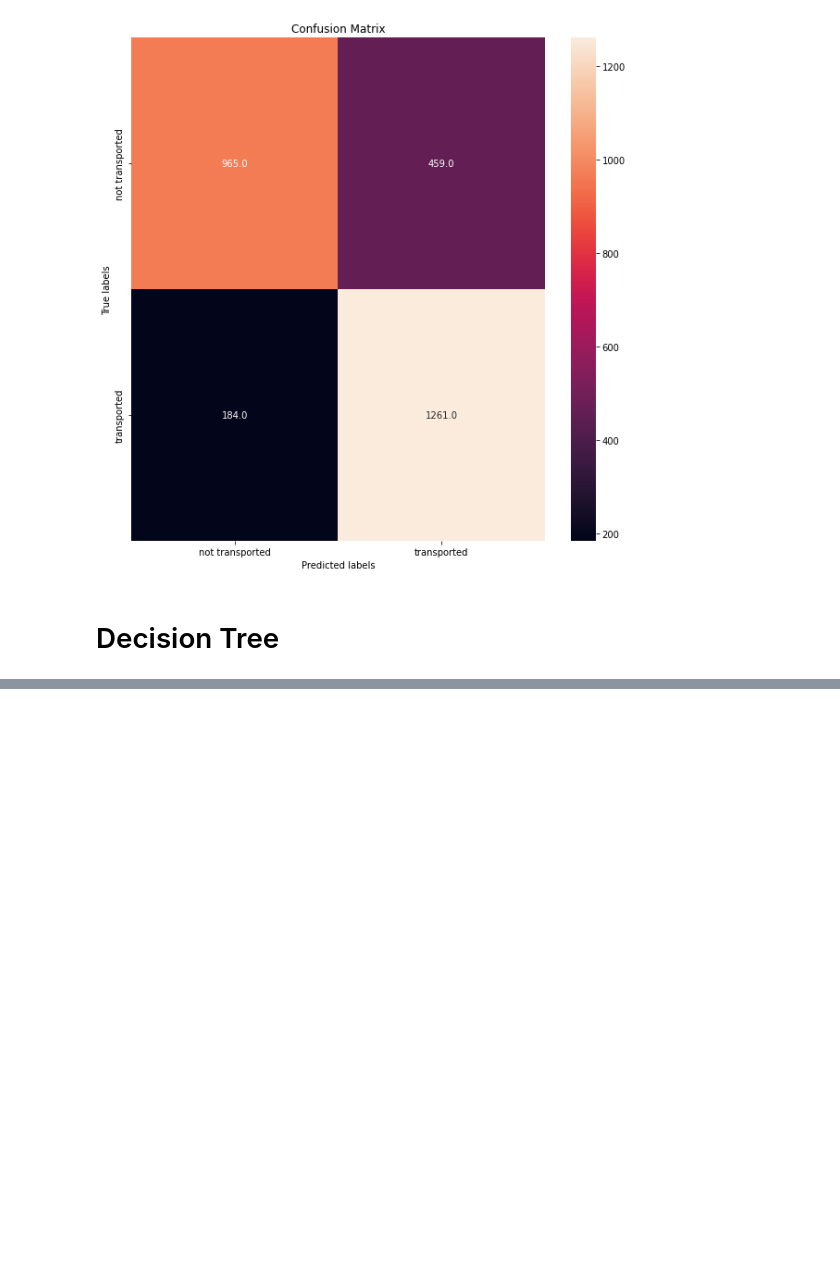
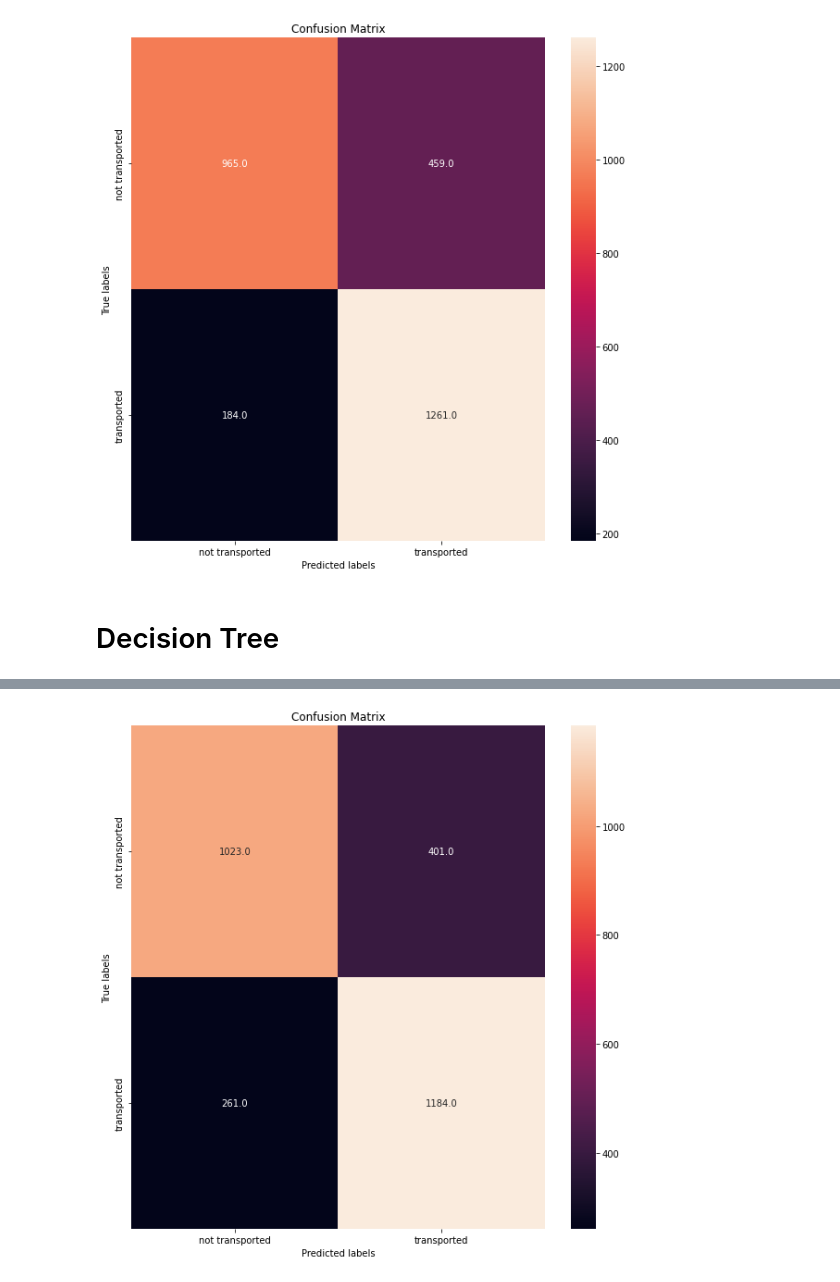
Before and after one commit to taaha/Classification-Spaceship-Titanic, a Jupyter notebook: classification-spaceship-titanic.ipynb, the cells around one changed output, grey strips where cells are left out. Cells and saved outputs as stored; diff of their text form; code cells hidden in the pictures; blank space fills up the shorter version.

```diff
--- a/classification-spaceship-titanic.ipynb
+++ b/classification-spaceship-titanic.ipynb
@@ -675,0 +721,6 @@ plot_confusion_matrix(y_test,yhat)
+# %%
+knn_cv.score(X_test,y_test)
+yhat = knn_cv.predict(X_test)
+plot_confusion_matrix(y_test,yhat)
+# %% [output]
+[figure, added]
```
Also changed, not shown: parts of 4 cells of this notebook.
